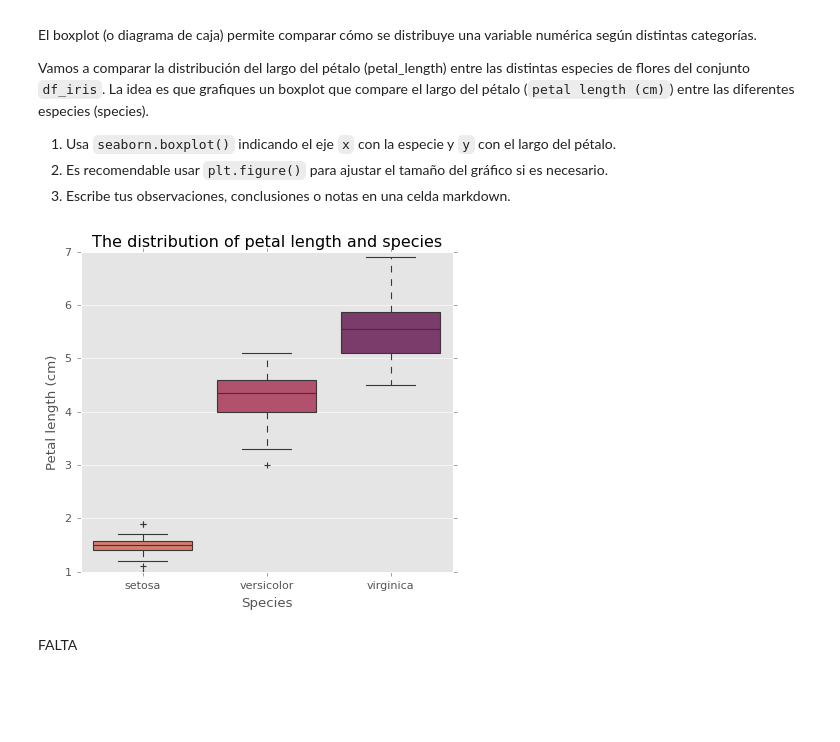
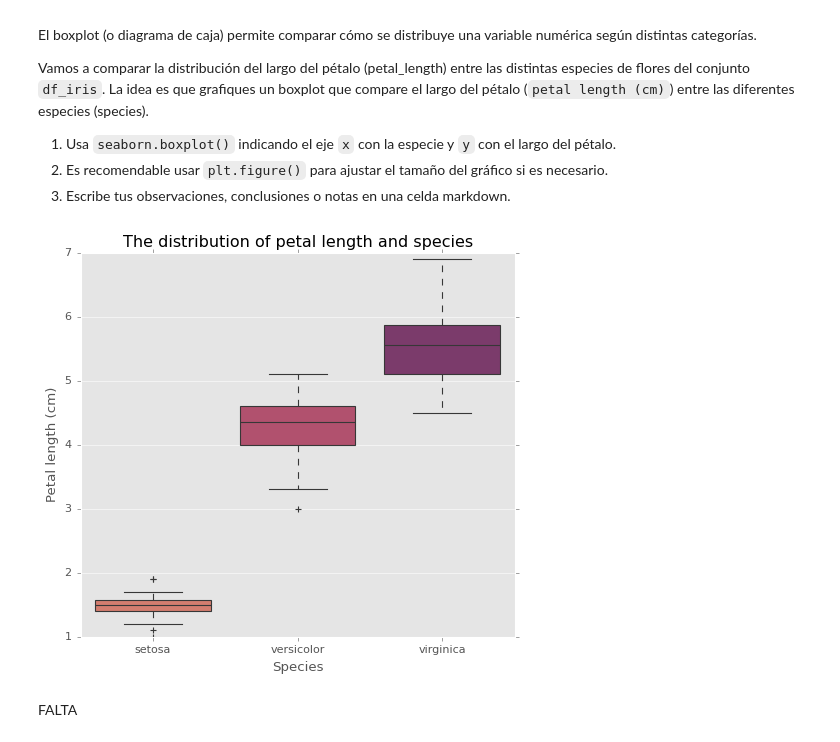
Before and after one commit to 4GeeksAcademy/inetke-proyecto-visualizacion, a Jupyter notebook: notebook/03-project-visualization.ipynb, the cells around one changed output. Drawn from its saved outputs; the diff is of its cells as text; code cells hidden in the pictures; blank space fills up the shorter version.

```diff
--- a/notebook/03-project-visualization.ipynb
+++ b/notebook/03-project-visualization.ipynb
@@ -329,13 +331,13 @@ Vamos a comparar la distribución del largo del pétalo (petal_length) entre las
 2. Es recomendable usar `plt.figure()` para ajustar el tamaño del gráfico si es necesario.
 3. Escribe tus observaciones, conclusiones o notas en una celda markdown.
 # %%
-plt.figure(figsize= (6, 5))
+plt.figure(figsize= (7, 6))
 sns.boxplot(x='species', y='petal length (cm)', data=df_iris, hue='species', palette='flare', legend=False)
 plt.title('The distribution of petal length and species')
 plt.xlabel('Species')
 plt.ylabel('Petal length (cm)')
 plt.show()
 # %% [output]
-[figure, old version]
+[figure, new version]
 # %% [markdown]
 FALTA
```
Also changed, not shown: parts of 5 cells of this notebook.
